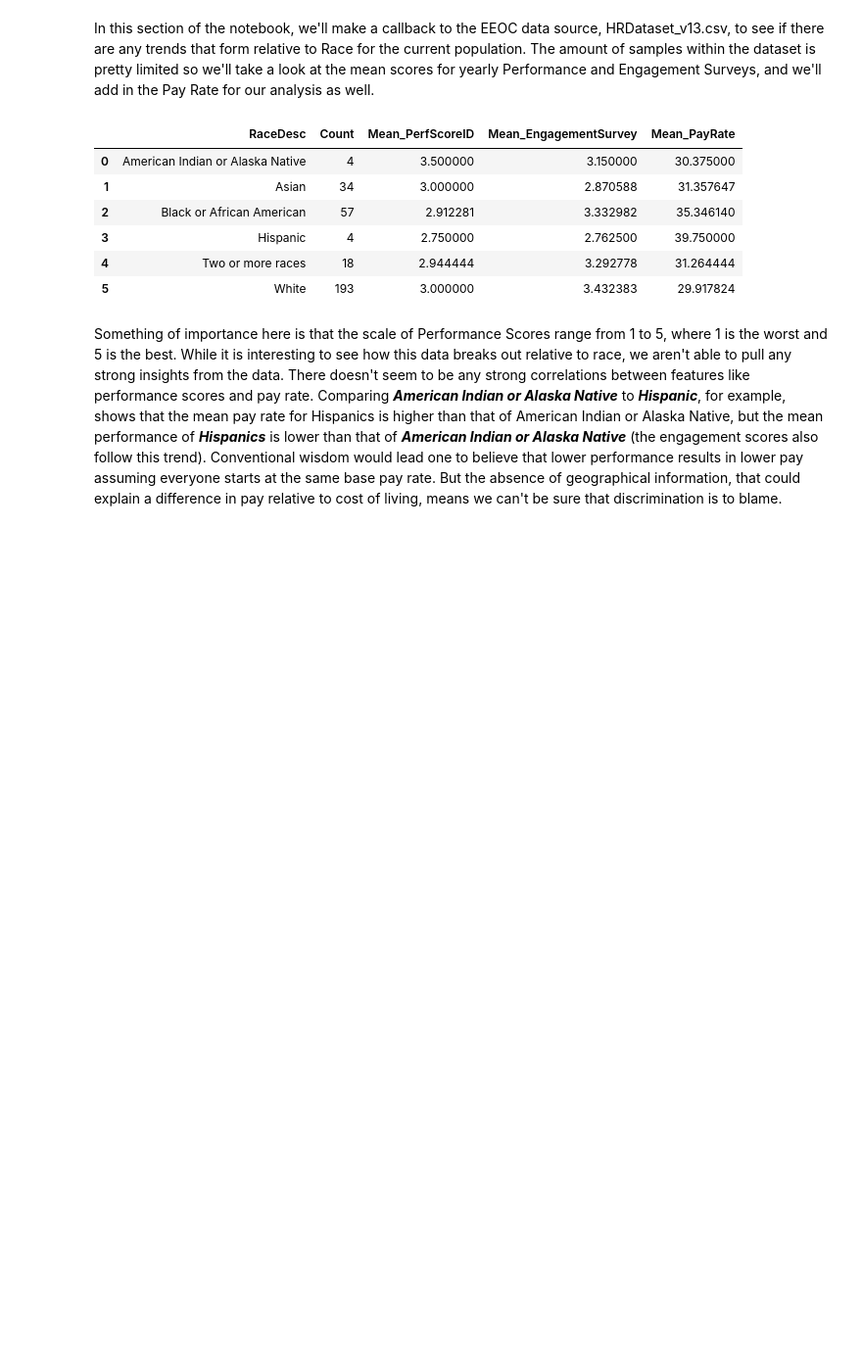
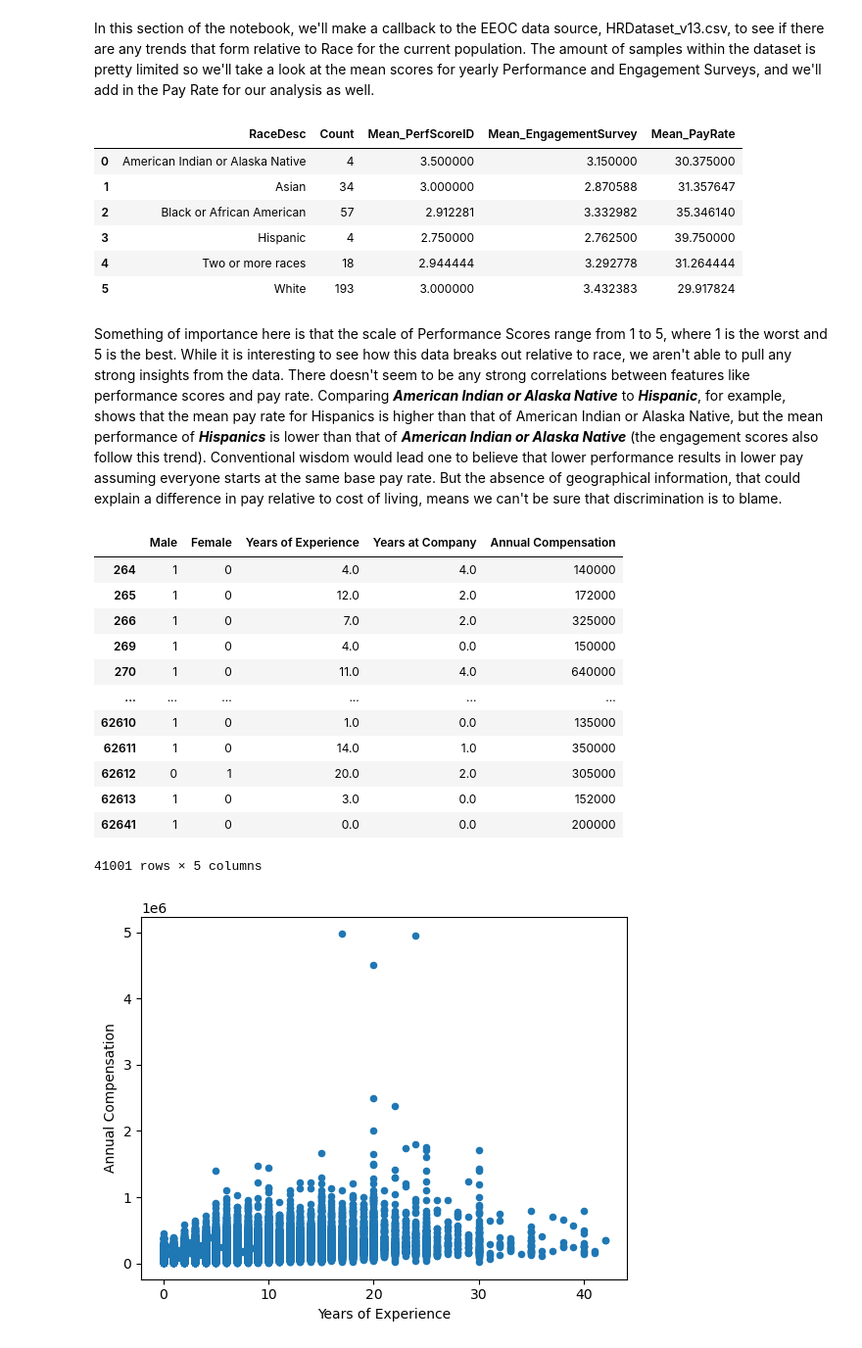
Before and after one commit to GMU-MinorityReport/CS484, a Jupyter notebook: code/The_Minority_Report.ipynb, the cells around one changed output. Shown: that part at 98% size. Cells and saved outputs as stored; diff of their text form; code cells hidden in the pictures; blank space fills up the shorter version.

```diff
--- a/code/The_Minority_Report.ipynb
+++ b/code/The_Minority_Report.ipynb
@@ -658,3 +658,52 @@ display(df[relevant_info_mean].groupby("RaceDesc").agg(Count=('PerfScoreID', 'co
 | 5 | White | 193 | 3.000000 | 3.432383 | 29.917824 |
 # %% [markdown]
 Something of importance here is that the scale of Performance Scores range from 1 to 5, where 1 is the worst and 5 is the best. While it is interesting to see how this data breaks out relative to race, we aren't able to pull any strong insights from the data. There doesn't seem to be any strong correlations between features like performance scores and pay rate. Comparing ***American Indian or Alaska Native*** to ***Hispanic***, for example, shows that the mean pay rate for Hispanics is higher than that of American Indian or Alaska Native, but the mean performance of ***Hispanics*** is lower than that of ***American Indian or Alaska Native*** (the engagement scores also follow this trend). Conventional wisdom would lead one to believe that lower performance results in lower pay assuming everyone starts at the same base pay rate. But the absence of geographical information, that could explain a difference in pay relative to cost of living, means we can't be sure that discrimination is to blame.
+# %%
+from sklearn.linear_model import LinearRegression
+from sklearn.model_selection import train_test_split
+
+df = pd.read_csv('inputs/Levels_Fyi_Salary_Data.csv')
+df = df[['gender', 'Race', 'company', 'title', 'yearsofexperience',
+         'yearsatcompany', 'Education', 'totalyearlycompensation']]
+df = df.fillna({'gender':'Unknown', 'Race':'Unknown', 'company':'Unknown', 'Education':'Unknown'})
+df = df.rename(columns = {'gender':'Gender', 'company':'Company', 'title':'Position',
+                          'yearsofexperience':'Years of Experience', 'yearsatcompany':'Years at Company',
+                          'totalyearlycompensation':'Annual Compensation'})
+df['Position'].unique()
+df = df[(df['Position'].str.contains('Human Resources') == False)]
+df = df[(df['Position'].str.contains('Marketing') == False)]
+df = df[(df['Position'].str.contains('Business Analyst') == False)]
+df = df[(df['Position'].str.contains('Sales') == False)]
+df = df[(df['Position'].str.contains('Recruiter') == False)]
+
+one_hot_gender = pd.get_dummies(df['Gender'])
+df_sex = df.drop('Gender', axis = 1)
+df_sex = one_hot_gender.join(df_sex)
+df_sex = df_sex[(df_sex['Male'] == 1) | (df_sex['Female'] == 1)]
+df_sex = df_sex.drop('Other', axis = 1)
+df_sex = df_sex.drop('Title: Senior Software Engineer', axis = 1)
+df_sex = df_sex.drop('Unknown', axis = 1)
+df_sex = df_sex[['Male', 'Female', 'Years of Experience', 'Years at Company', 'Annual Compensation']]
+
+display(df_sex)
+
+df_males = df_sex[df_sex['Male'] == 1]
+df_females = df_sex[df_sex['Female'] == 1]
+
+df_males.plot(kind='scatter',x='Years of Experience',y='Annual Compensation')
+plt.show()
+# %% [output]
+|  | Male | Female | Years of Experience | Years at Company | Annual Compensation |
+| 264 | 1 | 0 | 4.0 | 4.0 | 140000 |
+| 265 | 1 | 0 | 12.0 | 2.0 | 172000 |
+| 266 | 1 | 0 | 7.0 | 2.0 | 325000 |
+| 269 | 1 | 0 | 4.0 | 0.0 | 150000 |
+| 270 | 1 | 0 | 11.0 | 4.0 | 640000 |
+| ... | ... | ... | ... | ... | ... |
+| 62610 | 1 | 0 | 1.0 | 0.0 | 135000 |
+| 62611 | 1 | 0 | 14.0 | 1.0 | 350000 |
+| 62612 | 0 | 1 | 20.0 | 2.0 | 305000 |
+| 62613 | 1 | 0 | 3.0 | 0.0 | 152000 |
+| 62641 | 1 | 0 | 0.0 | 0.0 | 200000 |
+41001 rows × 5 columns
+[figure, added]
```
Also changed, not shown: parts of 1 cell of this notebook.
